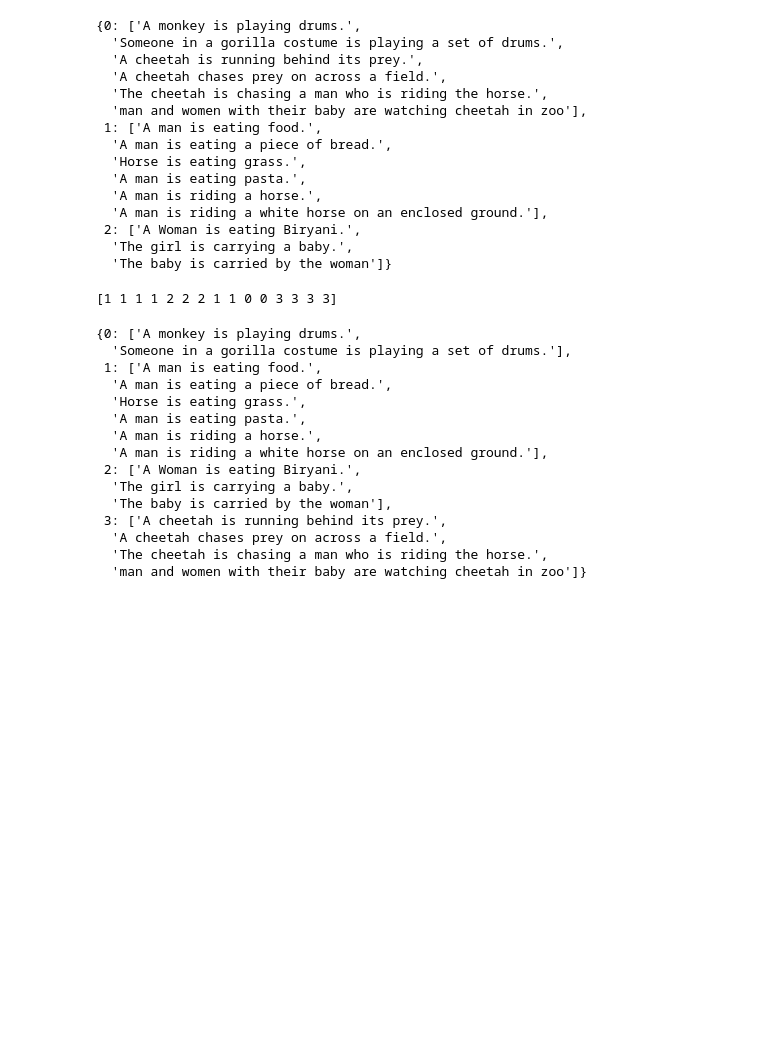
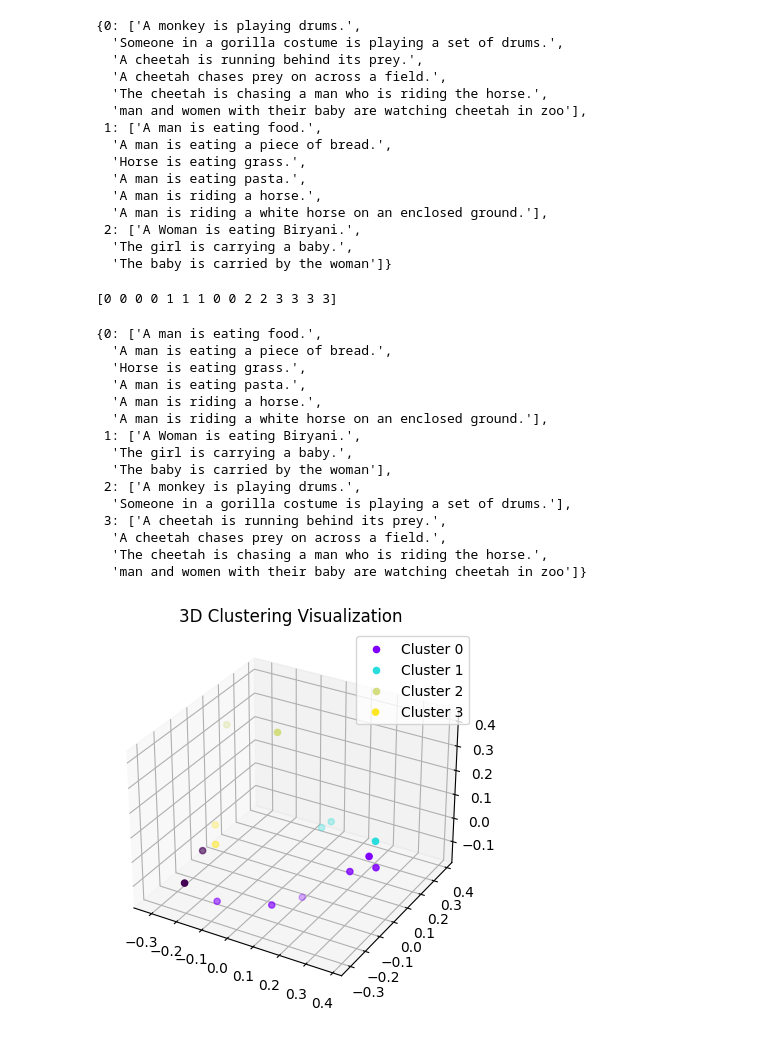
Before and after one commit to alecinvan/Colab_AI_tutorial, a Jupyter notebook: Colab_GPT_3_Embeddings.ipynb, the cells around one changed output. Cells and saved outputs as stored; diff of their text form; code cells hidden in the pictures; blank space fills up the shorter version.

```diff
--- a/Colab_GPT_3_Embeddings.ipynb
+++ b/Colab_GPT_3_Embeddings.ipynb
@@ -45,7 +45,7 @@ import pandas as pd
 import openai, numpy as np
 from openai.embeddings_utils import get_embedding, cosine_similarity
 # %%
-api_key = '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'
+api_key = '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'
 openai.api_key = api_key
 # %% [markdown]
 <font color="orange"><h3>文本相似度<h3>
@@ -272,7 +301,7 @@ clustering_model.fit(corpus_embeddings)
 cluster_assignment = clustering_model.labels_
 print(cluster_assignment)
 # %% [output]
-[1 1 1 1 2 2 2 1 1 0 0 3 3 3 3]
+[0 0 0 0 1 1 1 0 0 2 2 3 3 3 3]
 # %%
 clustered_sentences = {}
 for sentence_id, cluster_id in enumerate(cluster_assignment):
@@ -282,18 +311,53 @@ for sentence_id, cluster_id in enumerate(cluster_assignment):
     clustered_sentences[cluster_id].append(corpus[sentence_id])
 clustered_sentences
 # %% [output]
-{0: ['A monkey is playing drums.',
-  'Someone in a gorilla costume is playing a set of drums.'],
- 1: ['A man is eating food.',
+{0: ['A man is eating food.',
   'A man is eating a piece of bread.',
   'Horse is eating grass.',
   'A man is eating pasta.',
   'A man is riding a horse.',
   'A man is riding a white horse on an enclosed ground.'],
- 2: ['A Woman is eating Biryani.',
+ 1: ['A Woman is eating Biryani.',
   'The girl is carrying a baby.',
   'The baby is carried by the woman'],
+ 2: ['A monkey is playing drums.',
+  'Someone in a gorilla costume is playing a set of drums.'],
  3: ['A cheetah is running behind its prey.',
   'A cheetah chases prey on across a field.',
   'The cheetah is chasing a man who is riding the horse.',
   'man and women with their baby are watching cheetah in zoo']}
+# %%
+import numpy as np
+import matplotlib.pyplot as plt
+from mpl_toolkits.mplot3d import Axes3D
+from sklearn.decomposition import PCA
+
+
+# 降维到3维
+pca = PCA(n_components=3)
+corpus_embeddings_3d = pca.fit_transform(corpus_embeddings)
+
+# 获取不同簇的唯一标识符
+unique_clusters = np.unique(cluster_assignment)
+
+# 创建一个3D图形
+fig = plt.figure()
+ax = fig.add_subplot(111, projection='3d')
+
+# 为每个簇分配不同的颜色
+colors = plt.cm.rainbow(np.linspace(0, 1, len(unique_clusters)))
+
+# 遍历每个簇并绘制对应的向量
+for cluster_id, color in zip(unique_clusters, colors):
+    cluster_indices = np.where(cluster_assignment == cluster_id)[0]
+    cluster_vectors = corpus_embeddings_3d[cluster_indices]
+    ax.scatter(cluster_vectors[:, 0], cluster_vectors[:, 1], cluster_vectors[:, 2], c=color, label=f'Cluster {cluster_id}')
+
+# 设置图形标题和图例
+ax.set_title('3D Clustering Visualization')
+ax.legend()
+
+# 显示图形
+plt.show()
+# %% [output]
+[figure, added]
```
Also changed, not shown: parts of 17 cells of this notebook.
